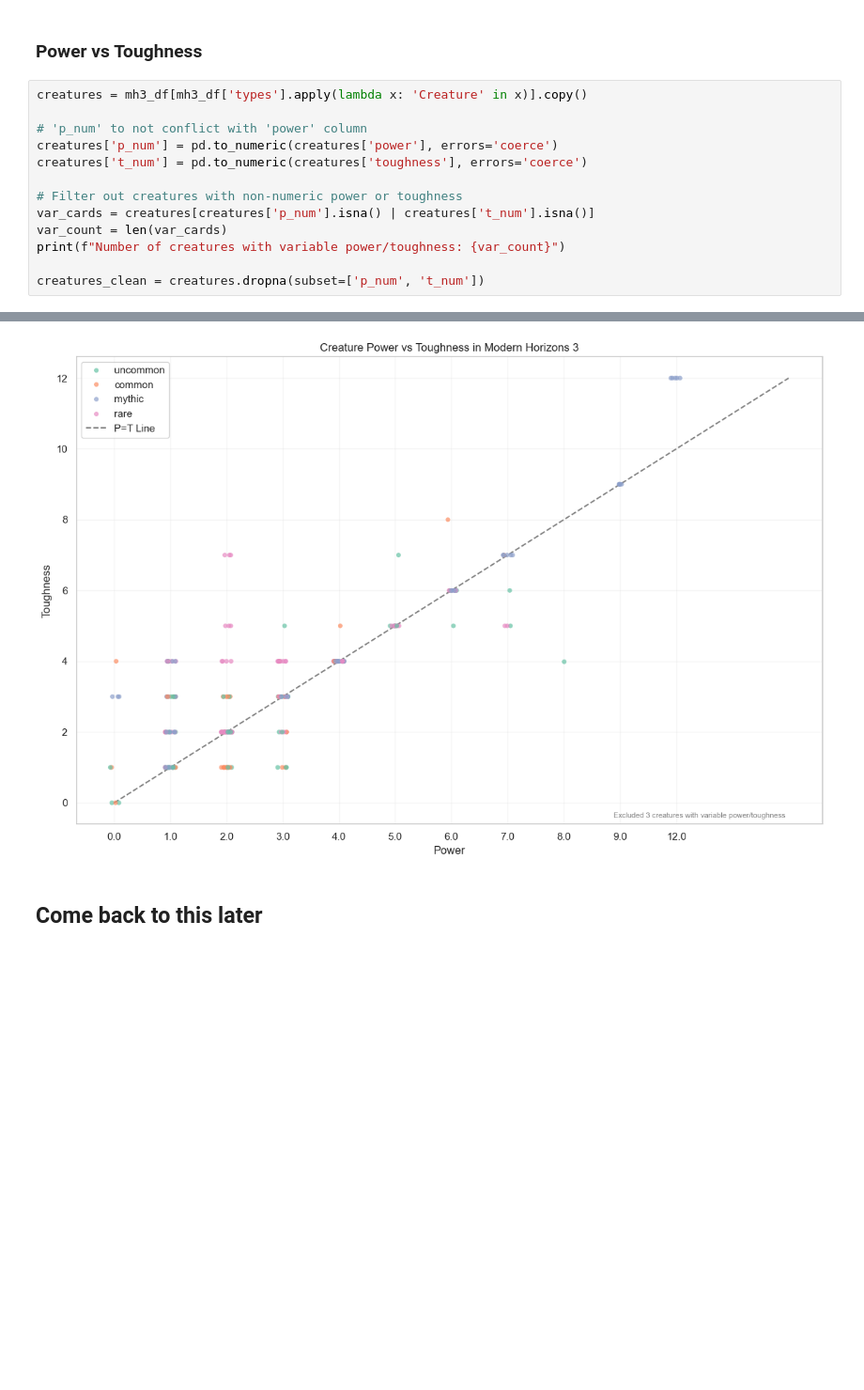
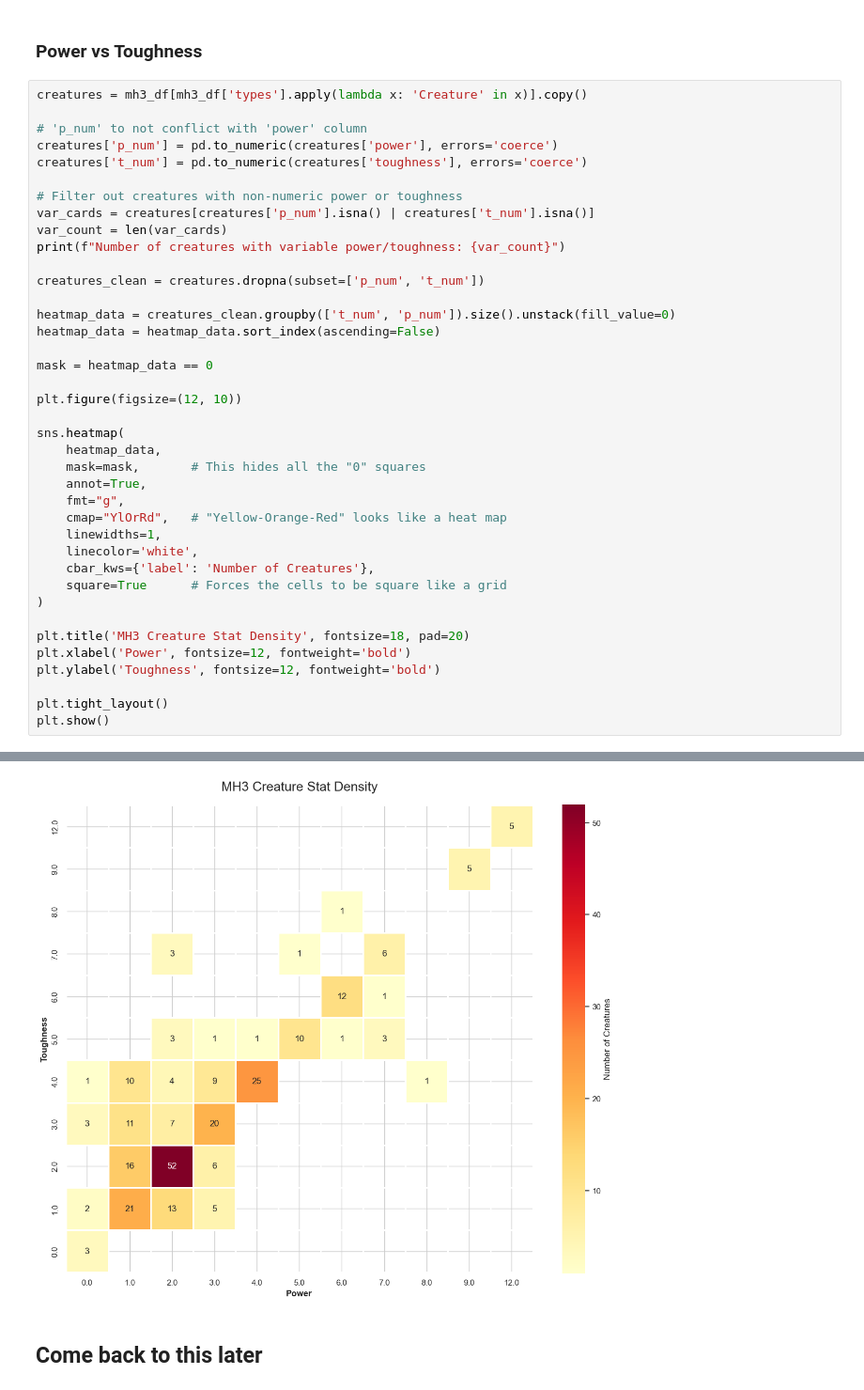
Before and after one commit to DaveyByrnes/PFDA_Project1, a Jupyter notebook: project.ipynb, the cells around one changed output, grey strips where cells are left out. Shown at 94% size. Drawn from its saved outputs; the diff is of its cells as text; blank space fills up the shorter version.

Commit message:
rough heatmap created

```diff
--- a/project.ipynb
+++ b/project.ipynb
@@ -152,19 +152,45 @@ print(zero_cost_spells[['name', 'type', 'text', 'rarity']].to_string())
 # %%
 creatures = mh3_df[mh3_df['types'].apply(lambda x: 'Creature' in x)].copy()
 
 # 'p_num' to not conflict with 'power' column
 creatures['p_num'] = pd.to_numeric(creatures['power'], errors='coerce')
 creatures['t_num'] = pd.to_numeric(creatures['toughness'], errors='coerce')
 
 # Filter out creatures with non-numeric power or toughness
 var_cards = creatures[creatures['p_num'].isna() | creatures['t_num'].isna()]
 var_count = len(var_cards)
 print(f"Number of creatures with variable power/toughness: {var_count}")
 
 creatures_clean = creatures.dropna(subset=['p_num', 't_num'])
+
+heatmap_data = creatures_clean.groupby(['t_num', 'p_num']).size().unstack(fill_value=0)
+heatmap_data = heatmap_data.sort_index(ascending=False)
+
+mask = heatmap_data == 0
+
+plt.figure(figsize=(12, 10))
+
+sns.heatmap(
+    heatmap_data,
+    mask=mask,       # This hides all the "0" squares
+    annot=True,
+    fmt="g",
+    cmap="YlOrRd",   # "Yellow-Orange-Red" looks like a heat map
+    linewidths=1,
+    linecolor='white',
+    cbar_kws={'label': 'Number of Creatures'},
+    square=True      # Forces the cells to be square like a grid
+)
+
+plt.title('MH3 Creature Stat Density', fontsize=18, pad=20)
+plt.xlabel('Power', fontsize=12, fontweight='bold')
+plt.ylabel('Toughness', fontsize=12, fontweight='bold')
+
+plt.tight_layout()
+plt.show()
 # %% [output]
 Number of creatures with variable power/toughness: 3
-[figure, old version]
+[figure, new version]
 # %% [markdown]
 ## Come back to this later
 # %% [markdown]
```
